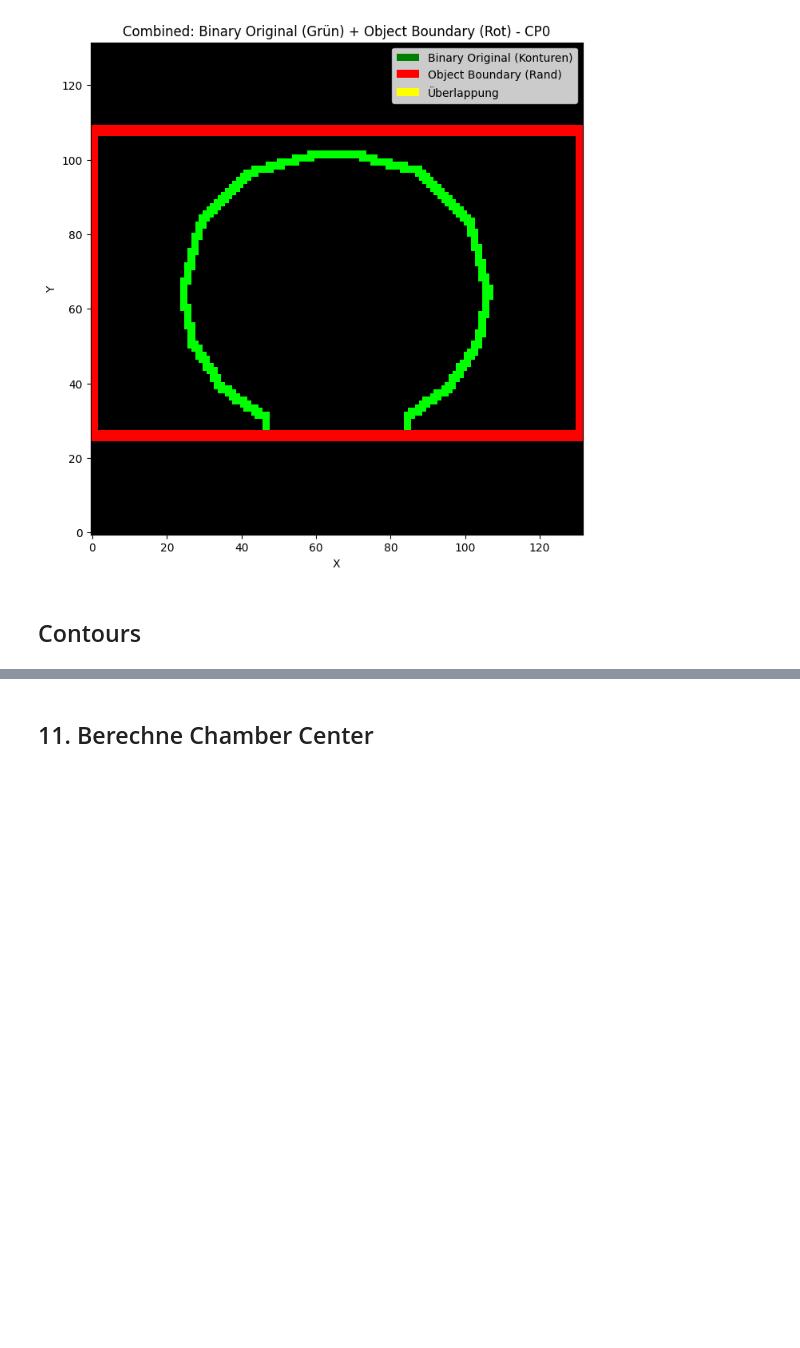
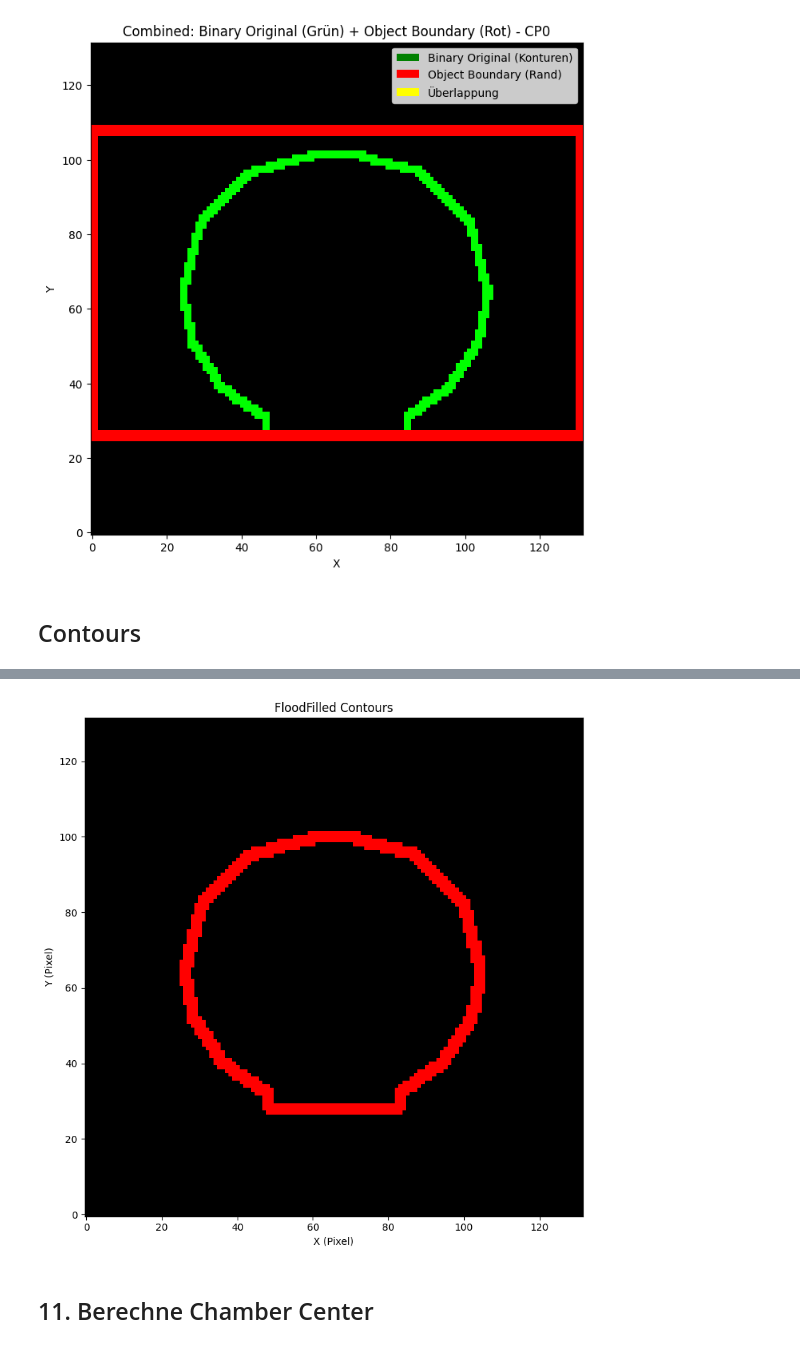
Before and after one commit to DavidStahl97/ConnectionPoins, a Jupyter notebook: chamber_analysis_notebook.ipynb, the cells around one changed output, grey strips where cells are left out. Drawn from its saved outputs; the diff is of its cells as text; code cells hidden in the pictures; blank space fills up the shorter version.

Commit message:
flooed fill

```diff
--- a/chamber_analysis_notebook.ipynb
+++ b/chamber_analysis_notebook.ipynb
@@ -338,0 +428,93 @@ Final contours: 1
+# %%
+# FloodFill basierte Kontur-Schließung
+# Ziel: Finde innere Pixel durch Gradient-Richtung und flute von dort aus
+
+floodfilled_contours = []
+
+for idx, contour in enumerate(filtered_contours):
+    print(f"\n=== Kontur {idx+1} ===")
+
+    # 1. Erstelle Maske mit Kontur
+    contour_mask = np.zeros(binary_image.shape, dtype=np.uint8)
+    cv2.drawContours(contour_mask, [contour], -1, 255, 1)
+
+    # 2. Finde Startpunkt für FloodFill (innerer Punkt)
+    # Strategie: Gehe von Kontur-Pixel in Richtung negativer Gradient (zur Innenseite)
+
+    # Suche nach einem Kontur-Pixel als Ausgangspunkt
+    contour_points = contour.squeeze()
+    if len(contour_points.shape) == 1:
+        print("  Überspringe: Ungültige Kontur")
+        continue
+
+    # Nimm ersten Kontur-Punkt
+    start_x, start_y = contour_points[0]
+
+    # Berechne Gradient an diesem Punkt
+    gx = grad_x[start_y, start_x]
+    gy = grad_y[start_y, start_x]
+
+    # Normiere Gradient-Vektor
+    grad_mag = np.sqrt(gx**2 + gy**2)
+    if grad_mag > 0:
+        gx_norm = -gx / grad_mag  # Negativ für Innenseite
+        gy_norm = -gy / grad_mag
+    else:
+        # Fallback: Verwende Richtung zum Schwerpunkt
+        M = cv2.moments(contour)
+        if M['m00'] > 0:
+            cx = int(M['m10'] / M['m00'])
+            cy = int(M['m01'] / M['m00'])
+            gx_norm = cx - start_x
+            gy_norm = cy - start_y
+            mag = np.sqrt(gx_norm**2 + gy_norm**2)
+            if mag > 0:
+                gx_norm /= mag
+                gy_norm /= mag
+            else:
+                gx_norm, gy_norm = 0, 0
+        else:
+            gx_norm, gy_norm = 0, 0
+
+    # Suche inneren Punkt (5 Pixel in Gradient-Richtung)
+    search_dist = 5
+    inner_x = int(start_x + gx_norm * search_dist)
+    inner_y = int(start_y + gy_norm * search_dist)
+
+    # Clipping auf Bildgrenzen
+    inner_x = np.clip(inner_x, 0, binary_image.shape[1] - 1)
+    inner_y = np.clip(inner_y, 0, binary_image.shape[0] - 1)
+
+    print(f"  Start-Kontur-Pixel: ({start_x}, {start_y})")
+    print(f"  Gradient-Richtung: ({gx_norm:.2f}, {gy_norm:.2f})")
+    print(f"  Innerer Punkt: ({inner_x}, {inner_y})")
+
+    # 3. FloodFill von innerem Punkt
+    # Erstelle Maske: Kontur + Object Boundary = Barriere
+    flood_barrier = np.zeros((binary_image.shape[0] + 2, binary_image.shape[1] + 2), dtype=np.uint8)
+    flood_barrier[1:-1, 1:-1] = (contour_mask > 0) | (object_boundary > 0)
+
+    # FloodFill Bild (beginne mit leerem Bild)
+    flood_image = np.zeros(binary_image.shape, dtype=np.uint8)
+
+    # Führe FloodFill aus
+    cv2.floodFill(flood_image, flood_barrier, (inner_x, inner_y), 255)
+
+    # 4. Extrahiere neue Kontur aus geflutetem Bereich
+    flood_contours, _ = cv2.findContours(flood_image, cv2.RETR_EXTERNAL, cv2.CHAIN_APPROX_SIMPLE)
+
+    if len(flood_contours) > 0:
+        # Nimm größte Kontur
+        largest_flood = max(flood_contours, key=cv2.contourArea)
+        floodfilled_contours.append(largest_flood)
+        print(f"  FloodFill erfolgreich: {len(flood_contours)} Kontur(en) gefunden")
+    else:
+        # Fallback: Behalte Original-Kontur
+        floodfilled_contours.append(contour)
+        print(f"  Kein FloodFill-Ergebnis, behalte Original")
+
+print(f"  === Gesamt: {len(floodfilled_contours)} gefüllte Konturen ===")
+
+# Visualisiere gefüllte Konturen
+plot_contours(floodfilled_contours, image_shape=binary_image.shape, title='FloodFilled Contours')
+# %% [output]
@@ -339,3 +529,4 @@ Final contours: 1
+[figure, added]
 # %% [markdown]
 ## 11. Berechne Chamber Center
 # %%
```
Also changed, not shown: parts of 8 cells of this notebook.
